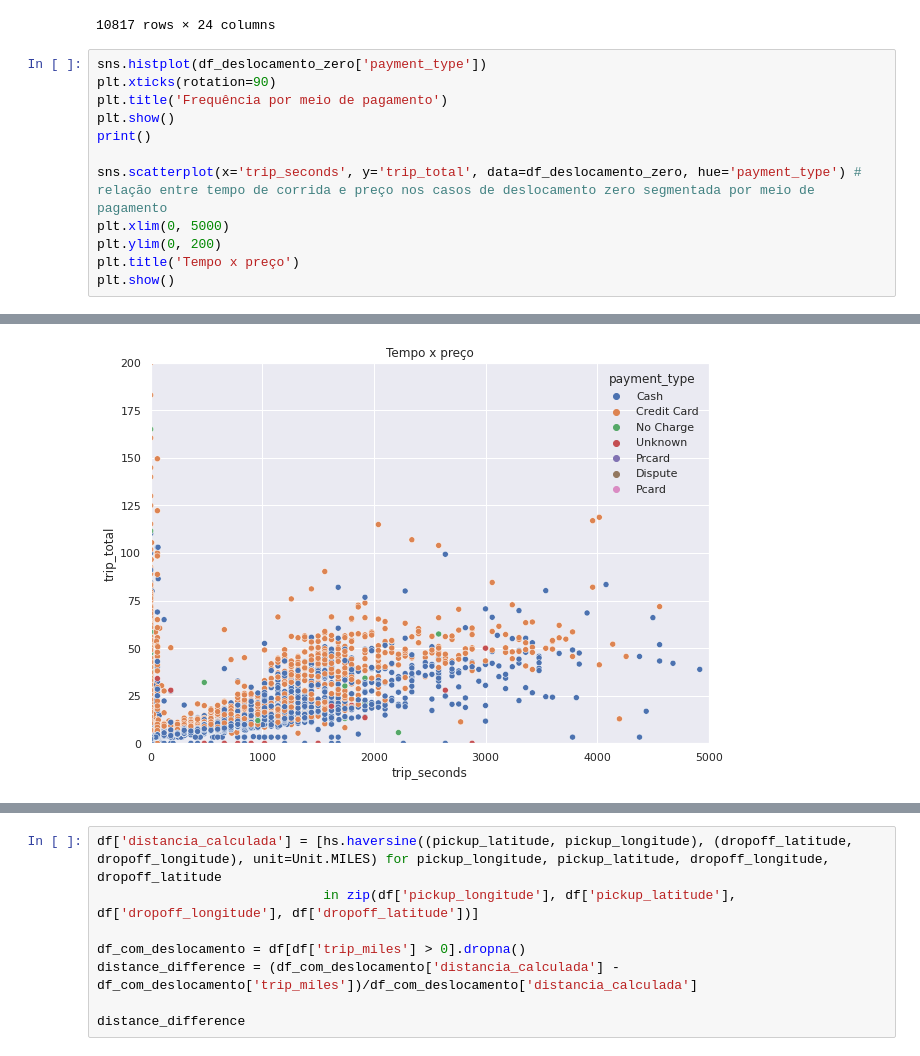
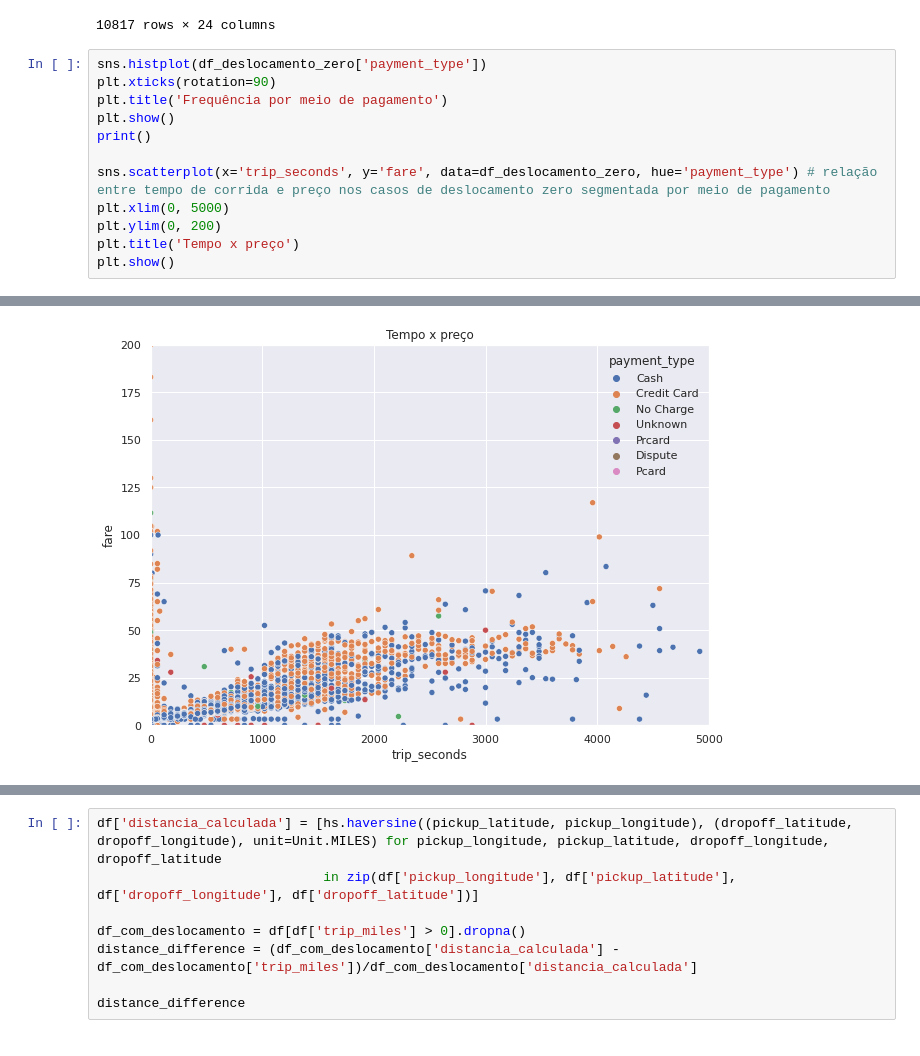
Before and after one commit to LeoFernanndes/portfolio, a Jupyter notebook: ChicagoTaxiRidePrice.ipynb, the cells around one changed output, grey strips where cells are left out. Drawn from its saved outputs; the diff is of its cells as text.

```diff
--- a/ChicagoTaxiRidePrice.ipynb
+++ b/ChicagoTaxiRidePrice.ipynb
@@ -563,18 +616,18 @@ df_deslocamento_zero
 # %%
 sns.histplot(df_deslocamento_zero['payment_type'])
 plt.xticks(rotation=90)
 plt.title('Frequência por meio de pagamento')
 plt.show()
 print()
 
-sns.scatterplot(x='trip_seconds', y='trip_total', data=df_deslocamento_zero, hue='payment_type') # relação entre tempo de corrida e preço nos casos de deslocamento zero segmentada por meio de pagamento
+sns.scatterplot(x='trip_seconds', y='fare', data=df_deslocamento_zero, hue='payment_type') # relação entre tempo de corrida e preço nos casos de deslocamento zero segmentada por meio de pagamento
 plt.xlim(0, 5000)
 plt.ylim(0, 200)
 plt.title('Tempo x preço')
 plt.show()
 # %% [output]
 [figure]
-[figure, old version]
+[figure, new version]
 # %%
 import haversine as hs
 from haversine import Unit
```
Also changed, not shown: parts of 31 cells of this notebook.
